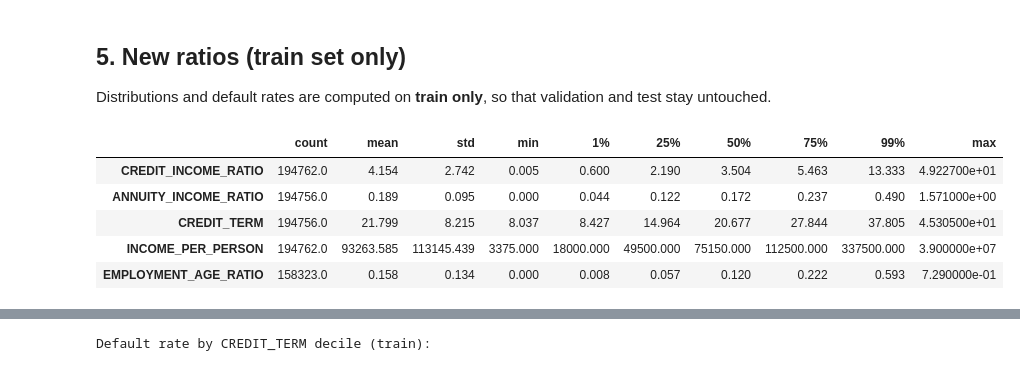
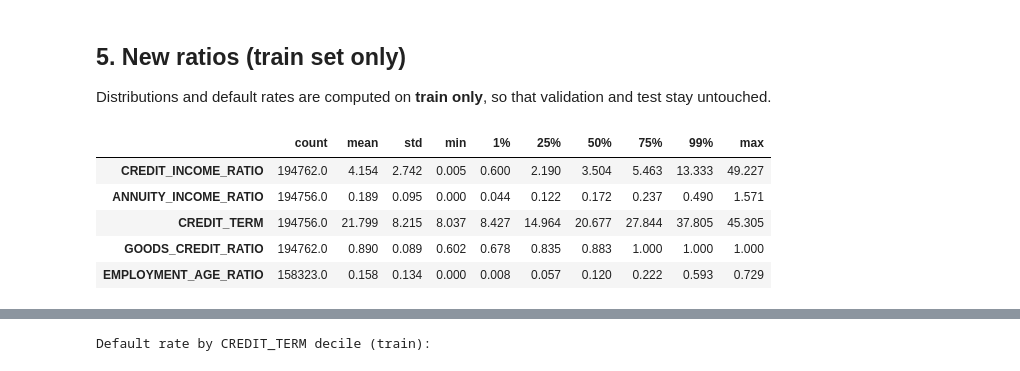
Before and after one commit to racha-cbn/Noria, a Jupyter notebook: notebooks/02_preparation.ipynb, the cells around one changed output, grey strips where cells are left out. Cells and saved outputs as stored; diff of their text form; code cells hidden in the pictures.

```diff
--- a/notebooks/02_preparation.ipynb
+++ b/notebooks/02_preparation.ipynb
@@ -256,15 +264,15 @@ display(train["NAME_INCOME_TYPE"].value_counts().rename("train rows").to_frame()
 
 Distributions and default rates are computed on **train only**, so that validation and test stay untouched.
 # %%
-ratios = ["CREDIT_INCOME_RATIO", "ANNUITY_INCOME_RATIO", "CREDIT_TERM", "INCOME_PER_PERSON", "EMPLOYMENT_AGE_RATIO"]
+ratios = ["CREDIT_INCOME_RATIO", "ANNUITY_INCOME_RATIO", "CREDIT_TERM", "GOODS_CREDIT_RATIO", "EMPLOYMENT_AGE_RATIO"]
 display(train[ratios].describe(percentiles=[0.01, 0.25, 0.5, 0.75, 0.99]).T.round(3))
 # %% [output]
 |  | count | mean | std | min | 1% | 25% | 50% | 75% | 99% | max |
-| CREDIT_INCOME_RATIO | 194762.0 | 4.154 | 2.742 | 0.005 | 0.600 | 2.190 | 3.504 | 5.463 | 13.333 | 4.922700e+01 |
-| ANNUITY_INCOME_RATIO | 194756.0 | 0.189 | 0.095 | 0.000 | 0.044 | 0.122 | 0.172 | 0.237 | 0.490 | 1.571000e+00 |
-| CREDIT_TERM | 194756.0 | 21.799 | 8.215 | 8.037 | 8.427 | 14.964 | 20.677 | 27.844 | 37.805 | 4.530500e+01 |
-| INCOME_PER_PERSON | 194762.0 | 93263.585 | 113145.439 | 3375.000 | 18000.000 | 49500.000 | 75150.000 | 112500.000 | 337500.000 | 3.900000e+07 |
-| EMPLOYMENT_AGE_RATIO | 158323.0 | 0.158 | 0.134 | 0.000 | 0.008 | 0.057 | 0.120 | 0.222 | 0.593 | 7.290000e-01 |
+| CREDIT_INCOME_RATIO | 194762.0 | 4.154 | 2.742 | 0.005 | 0.600 | 2.190 | 3.504 | 5.463 | 13.333 | 49.227 |
+| ANNUITY_INCOME_RATIO | 194756.0 | 0.189 | 0.095 | 0.000 | 0.044 | 0.122 | 0.172 | 0.237 | 0.490 | 1.571 |
+| CREDIT_TERM | 194756.0 | 21.799 | 8.215 | 8.037 | 8.427 | 14.964 | 20.677 | 27.844 | 37.805 | 45.305 |
+| GOODS_CREDIT_RATIO | 194762.0 | 0.890 | 0.089 | 0.602 | 0.678 | 0.835 | 0.883 | 1.000 | 1.000 | 1.000 |
+| EMPLOYMENT_AGE_RATIO | 158323.0 | 0.158 | 0.134 | 0.000 | 0.008 | 0.057 | 0.120 | 0.222 | 0.593 | 0.729 |
 # %%
 fig, axes = plt.subplots(1, len(ratios), figsize=(22, 4))
 for ax, col in zip(axes, ratios):
```
Also changed, not shown: parts of 10 cells of this notebook, 5 other files.
